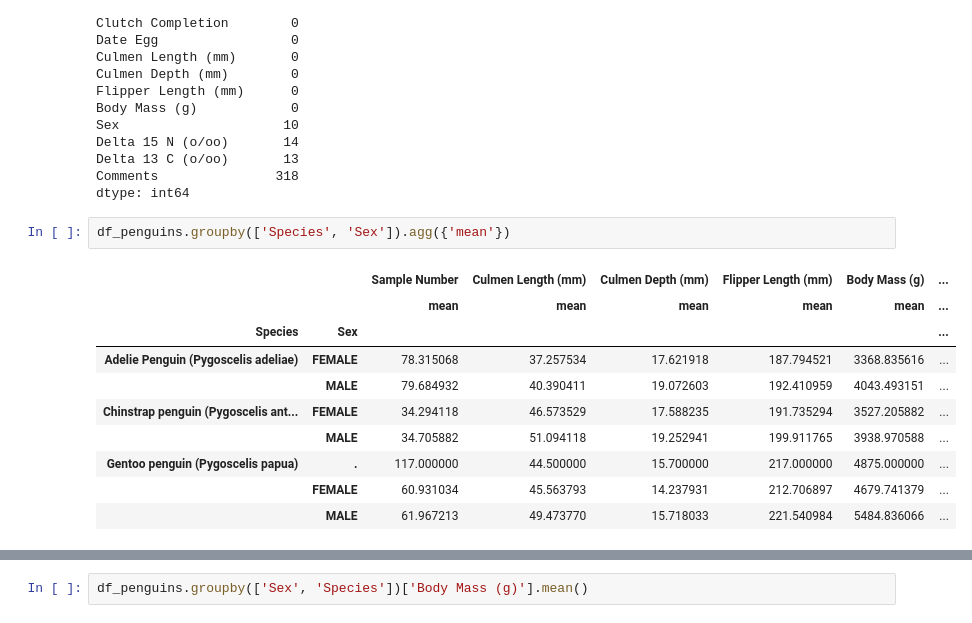
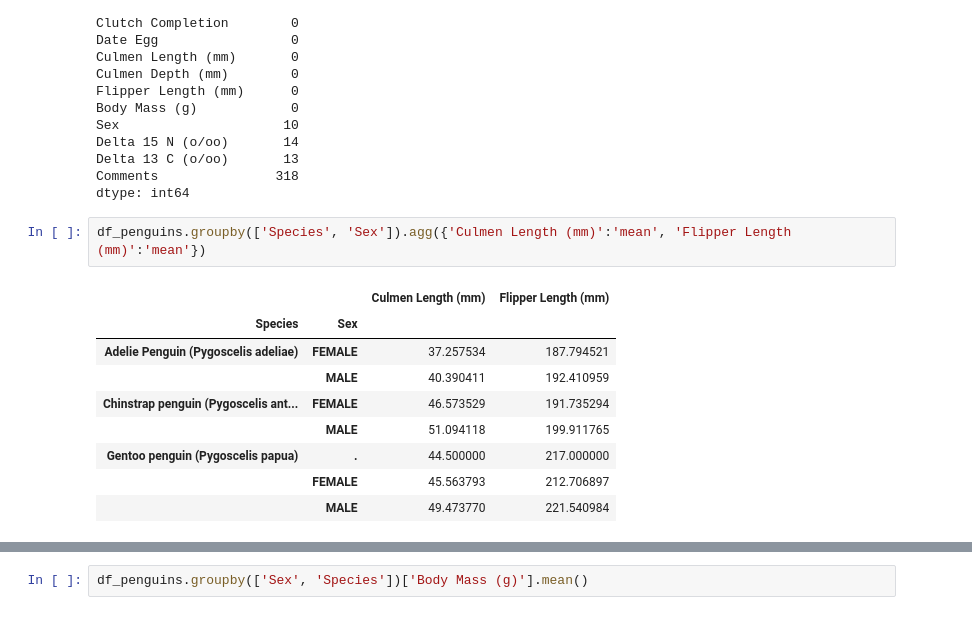
Before and after one commit to rawanalqarni/Palmer_penguins_EDA, a Jupyter notebook: penguins.ipynb, the cells around one changed output, grey strips where cells are left out. Drawn from its saved outputs; the diff is of its cells as text.

```diff
--- a/penguins.ipynb
+++ b/penguins.ipynb
@@ -151,15 +163,14 @@ Delta 13 C (o/oo)       13
 Comments               318
 dtype: int64
 # %%
-df_penguins.groupby(['Species', 'Sex']).agg({'mean'})
+df_penguins.groupby(['Species', 'Sex']).agg({'Culmen Length (mm)':'mean', 'Flipper Length (mm)':'mean'})
 # %% [output]
-|  |  | Sample Number | Culmen Length (mm) | Culmen Depth (mm) | Flipper Length (mm) | Body Mass (g) | ... |
-|  |  | mean | mean | mean | mean | mean | ... |
-| Species | Sex |  |  |  |  |  | ... |
-| Adelie Penguin (Pygoscelis adeliae) | FEMALE | 78.315068 | 37.257534 | 17.621918 | 187.794521 | 3368.835616 | ... |
-|  | MALE | 79.684932 | 40.390411 | 19.072603 | 192.410959 | 4043.493151 | ... |
-| Chinstrap penguin (Pygoscelis ant... | FEMALE | 34.294118 | 46.573529 | 17.588235 | 191.735294 | 3527.205882 | ... |
-|  | MALE | 34.705882 | 51.094118 | 19.252941 | 199.911765 | 3938.970588 | ... |
-| Gentoo penguin (Pygoscelis papua) | . | 117.000000 | 44.500000 | 15.700000 | 217.000000 | 4875.000000 | ... |
-|  | FEMALE | 60.931034 | 45.563793 | 14.237931 | 212.706897 | 4679.741379 | ... |
-|  | MALE | 61.967213 | 49.473770 | 15.718033 | 221.540984 | 5484.836066 | ... |
+|  |  | Culmen Length (mm) | Flipper Length (mm) |
+| Species | Sex |  |  |
+| Adelie Penguin (Pygoscelis adeliae) | FEMALE | 37.257534 | 187.794521 |
+|  | MALE | 40.390411 | 192.410959 |
+| Chinstrap penguin (Pygoscelis ant... | FEMALE | 46.573529 | 191.735294 |
+|  | MALE | 51.094118 | 199.911765 |
+| Gentoo penguin (Pygoscelis papua) | . | 44.500000 | 217.000000 |
+|  | FEMALE | 45.563793 | 212.706897 |
+|  | MALE | 49.473770 | 221.540984 |
```
Also changed, not shown: parts of 9 cells of this notebook.
